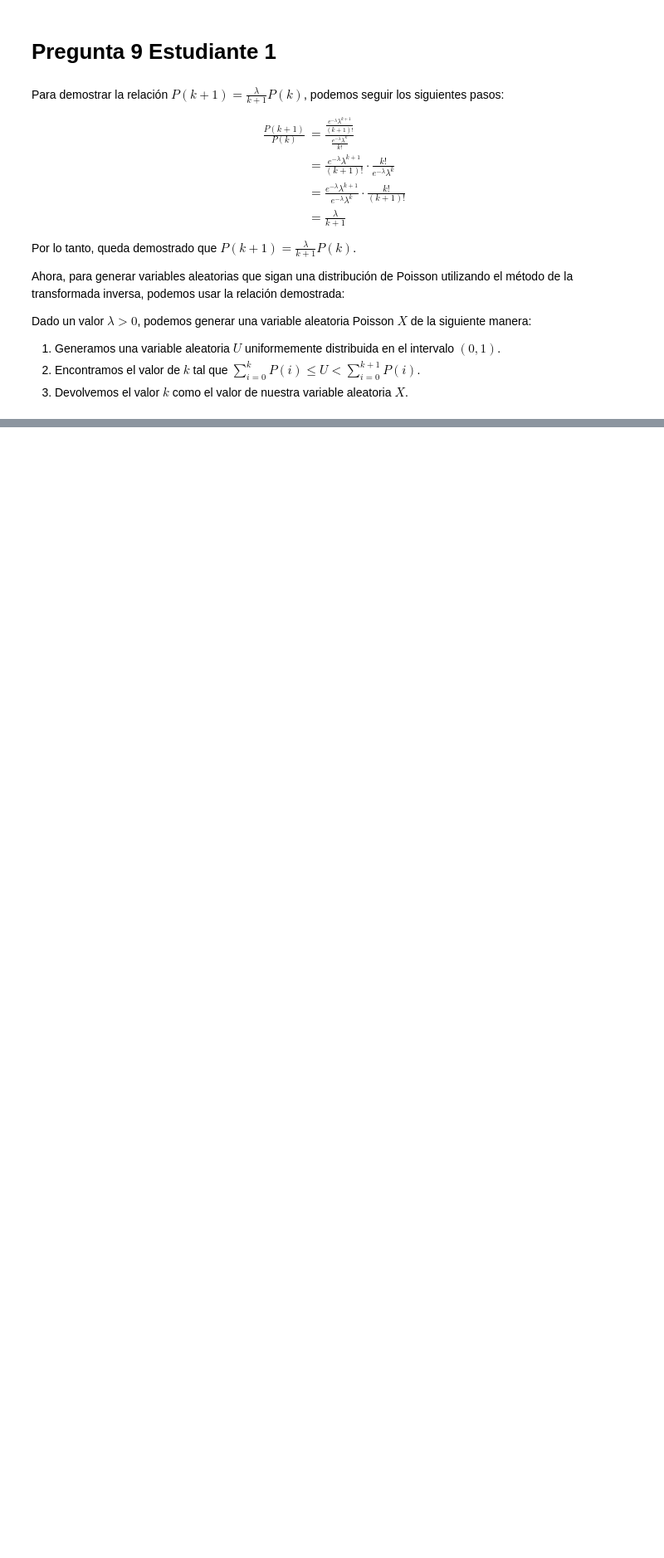
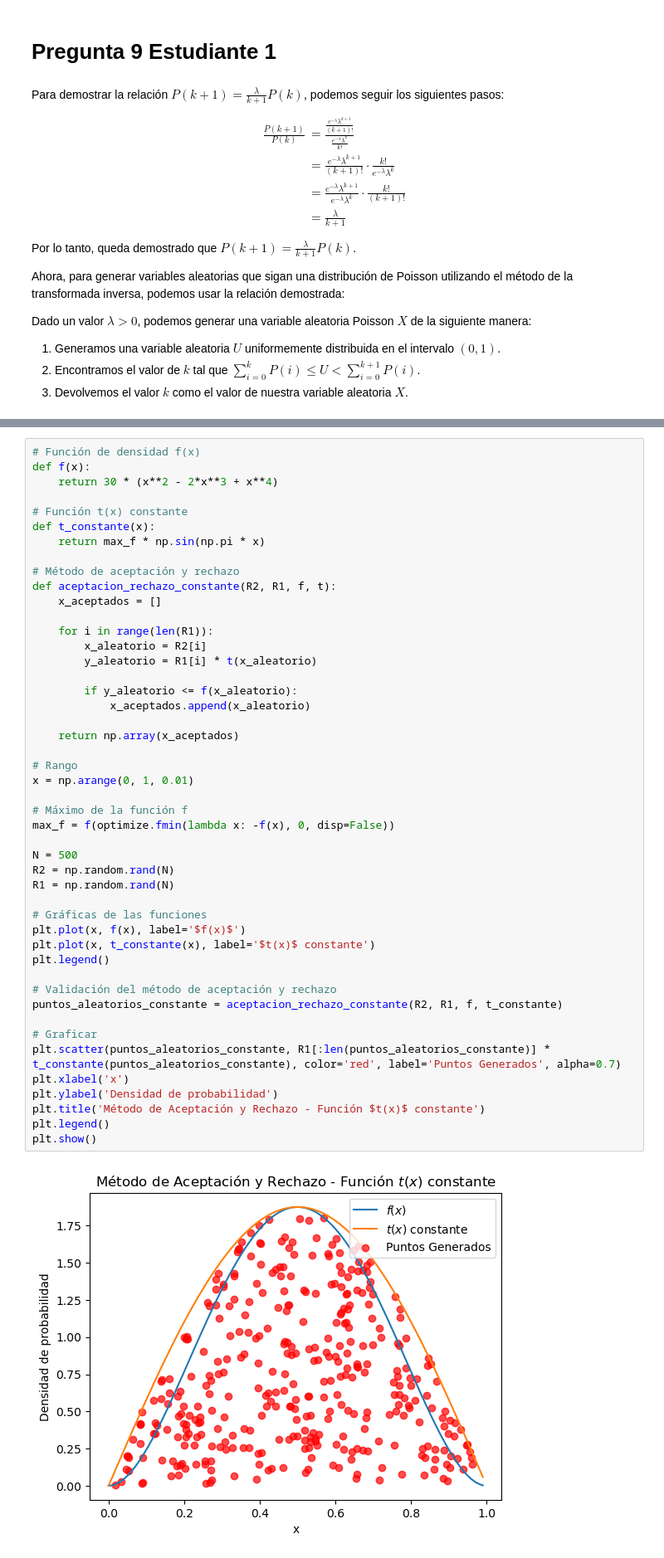
Before and after one commit to larissa002/Tarea-5, a Jupyter notebook: ProyectoConjunto_DCastro_MALGracian_Tarea5.ipynb, the cells around one changed output, grey strips where cells are left out. Shown: that part at 83% size. Drawn from its saved outputs; the diff is of its cells as text; blank space fills up the shorter version.

```diff
--- a/ProyectoConjunto_DCastro_MALGracian_Tarea5.ipynb
+++ b/ProyectoConjunto_DCastro_MALGracian_Tarea5.ipynb
@@ -322,0 +435,49 @@ Dado un valor $\lambda > 0$, podemos generar una variable aleatoria Poisson $X$
+# %%
+# Función de densidad f(x)
+def f(x):
+    return 30 * (x**2 - 2*x**3 + x**4)
+
+# Función t(x) constante
+def t_constante(x):
+    return max_f * np.sin(np.pi * x)
+
+# Método de aceptación y rechazo
+def aceptacion_rechazo_constante(R2, R1, f, t):
+    x_aceptados = []
+
+    for i in range(len(R1)):
+        x_aleatorio = R2[i]
+        y_aleatorio = R1[i] * t(x_aleatorio)
+
+        if y_aleatorio <= f(x_aleatorio):
+            x_aceptados.append(x_aleatorio)
+
+    return np.array(x_aceptados)
+
+# Rango
+x = np.arange(0, 1, 0.01)
+
+# Máximo de la función f
+max_f = f(optimize.fmin(lambda x: -f(x), 0, disp=False))
+
+N = 500
+R2 = np.random.rand(N)
+R1 = np.random.rand(N)
+
+# Gráficas de las funciones
+plt.plot(x, f(x), label='$f(x)$')
+plt.plot(x, t_constante(x), label='$t(x)$ constante')
+plt.legend()
+
+# Validación del método de aceptación y rechazo
+puntos_aleatorios_constante = aceptacion_rechazo_constante(R2, R1, f, t_constante)
+
+# Graficar
+plt.scatter(puntos_aleatorios_constante, R1[:len(puntos_aleatorios_constante)] * t_constante(puntos_aleatorios_constante), color='red', label='Puntos Generados', alpha=0.7)
+plt.xlabel('x')
+plt.ylabel('Densidad de probabilidad')
+plt.title('Método de Aceptación y Rechazo - Función $t(x)$ constante')
+plt.legend()
+plt.show()
+# %% [output]
+[figure, added]
```
Also changed, not shown: parts of 20 cells of this notebook.
